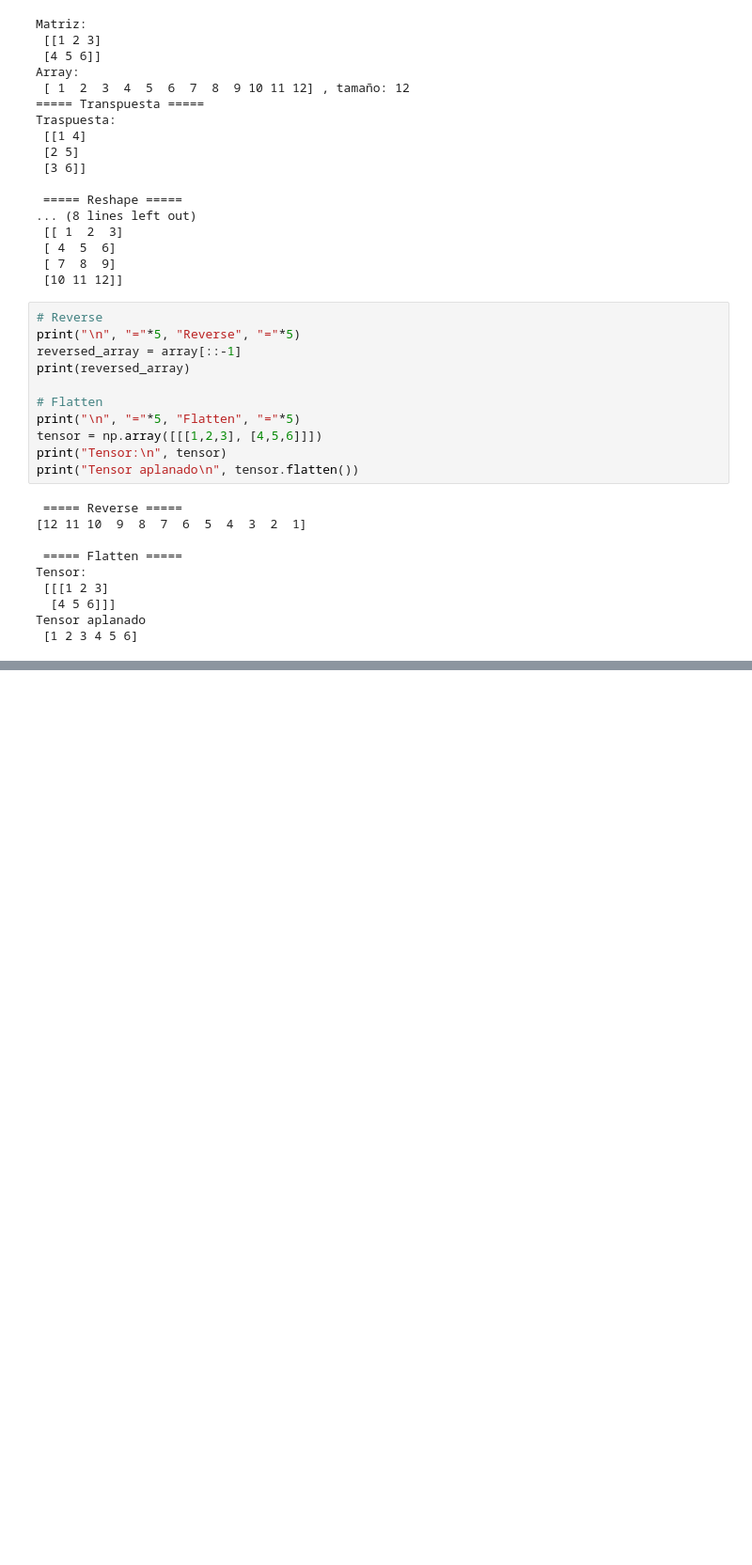
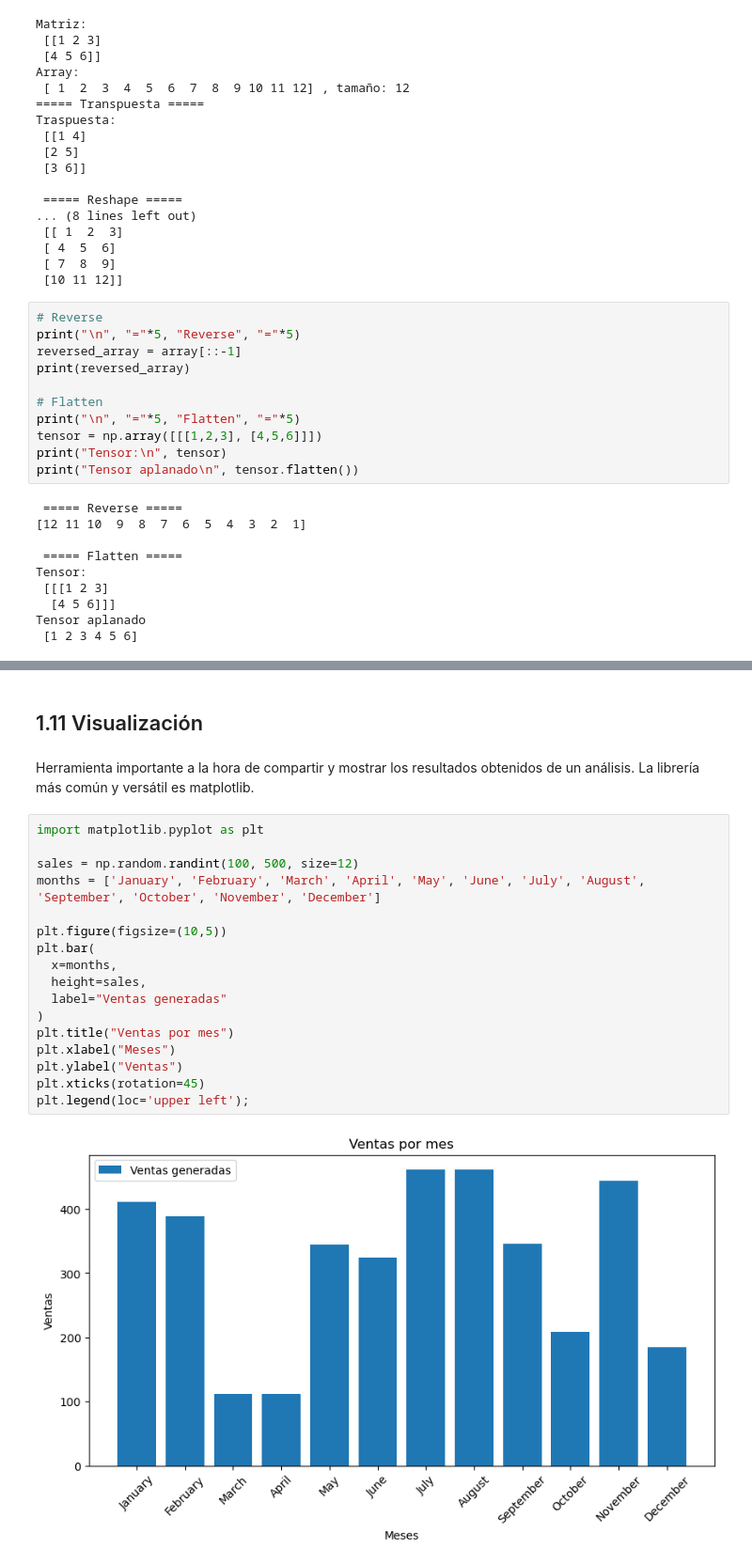
Before and after one commit to pahoalapizco/python_for_data_science, a Jupyter notebook: notebooks/1.0-numpy_pandas_da-numpy.ipynb, the cells around one changed output, grey strips where cells are left out. Shown at 94% size. Drawn from its saved outputs; the diff is of its cells as text; blank space fills up the shorter version.

Commit message:
:sparkles: Numpy - Save Data & Visualization

```diff
--- a/notebooks/1.0-numpy_pandas_da-numpy.ipynb
+++ b/notebooks/1.0-numpy_pandas_da-numpy.ipynb
@@ -621,0 +662,23 @@ Tensor aplanado
+# %% [markdown]
+## 1.11 Visualización
+# %% [markdown]
+Herramienta importante a la hora de compartir y mostrar los resultados obtenidos de un análisis. La librería más común y versátil es matplotlib.
+# %%
+import matplotlib.pyplot as plt
+
+sales = np.random.randint(100, 500, size=12)
+months = ['January', 'February', 'March', 'April', 'May', 'June', 'July', 'August', 'September', 'October', 'November', 'December']
+
+plt.figure(figsize=(10,5))
+plt.bar(
+  x=months,
+  height=sales,
+  label="Ventas generadas"
+)
+plt.title("Ventas por mes")
+plt.xlabel("Meses")
+plt.ylabel("Ventas")
+plt.xticks(rotation=45)
+plt.legend(loc='upper left');
+# %% [output]
+[figure, added]
```
Also changed, not shown: parts of 20 cells of this notebook.
